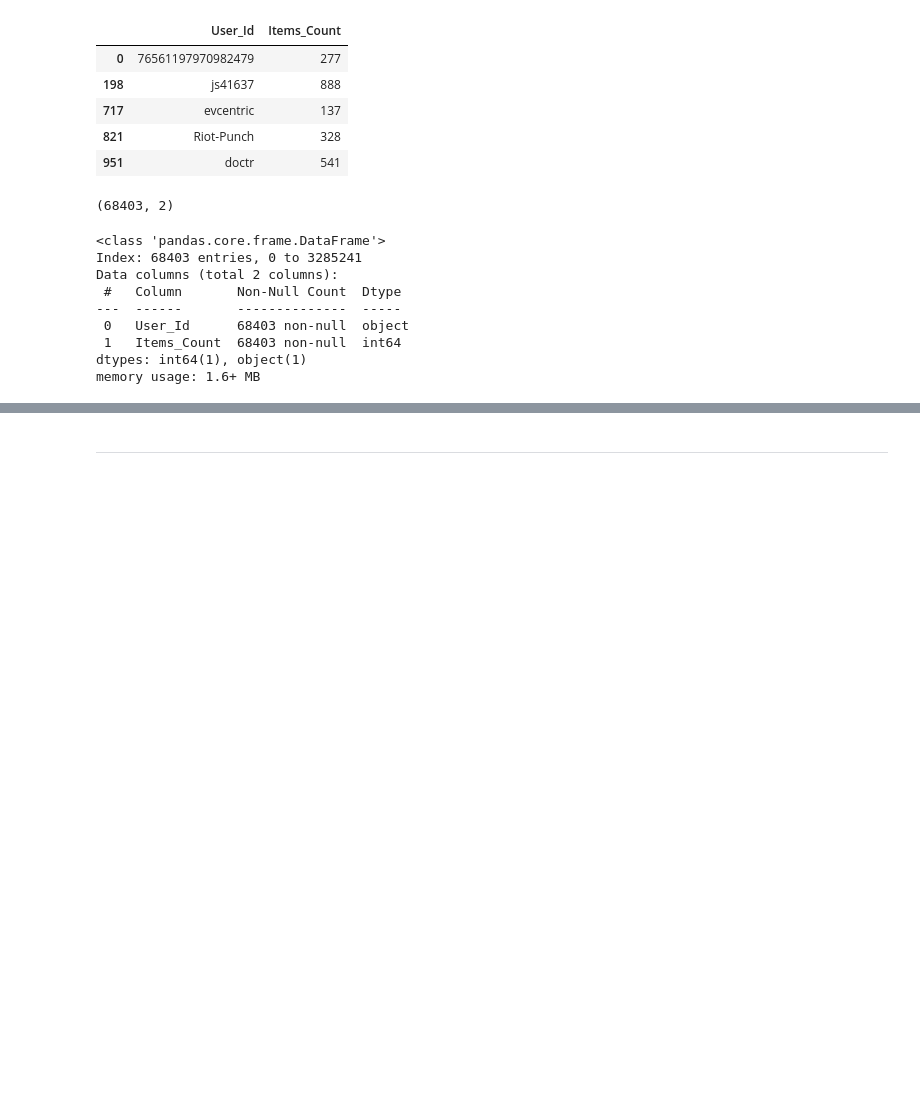
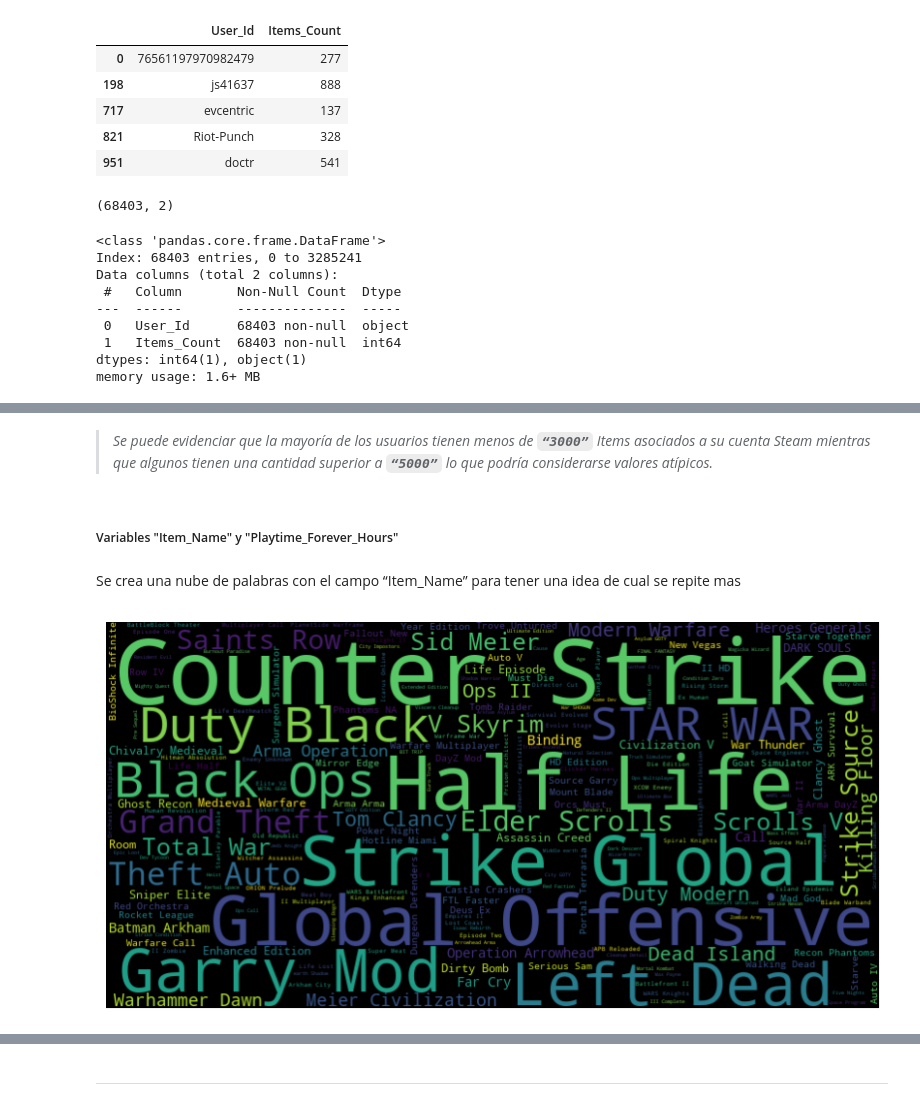
Before and after one commit to DavidssonGon/PI_ML_OPS_STEAM_DSFT17, a Jupyter notebook: EDA.ipynb, the cells around one changed output, grey strips where cells are left out. Saved outputs shown, nothing was run; the diff lists cells and outputs as text; code cells hidden in the pictures; blank space fills up the shorter version.

```diff
--- a/EDA.ipynb
+++ b/EDA.ipynb
@@ -296,0 +333,17 @@ memory usage: 1.6+ MB
+# %% [markdown]
+>*Se puede evidenciar que la mayoría de los usuarios tienen menos de **`“3000”`** Items asociados a su cuenta Steam mientras que algunos tienen una cantidad superior a **`“5000”`** lo que podría considerarse valores atípicos.*
+# %% [markdown]
+##### Variables "Item_Name" y "Playtime_Forever_Hours"
+# %% [markdown]
+Se crea una nube de palabras con el campo “Item_Name” para tener una idea de cual se repite mas
+# %%
+text = ' '.join(df_items['Item_Name'].astype(str))
+
+wordcloud = WordCloud(width=800, height=400, max_font_size=150, random_state=42).generate(text)
+
+plt.figure(figsize=(10, 6))
+plt.imshow(wordcloud, interpolation='bilinear')
+plt.axis('off')
+plt.show()
+# %% [output]
+[figure, added]
```
Also changed, not shown: parts of 28 cells of this notebook, 1 other file.
